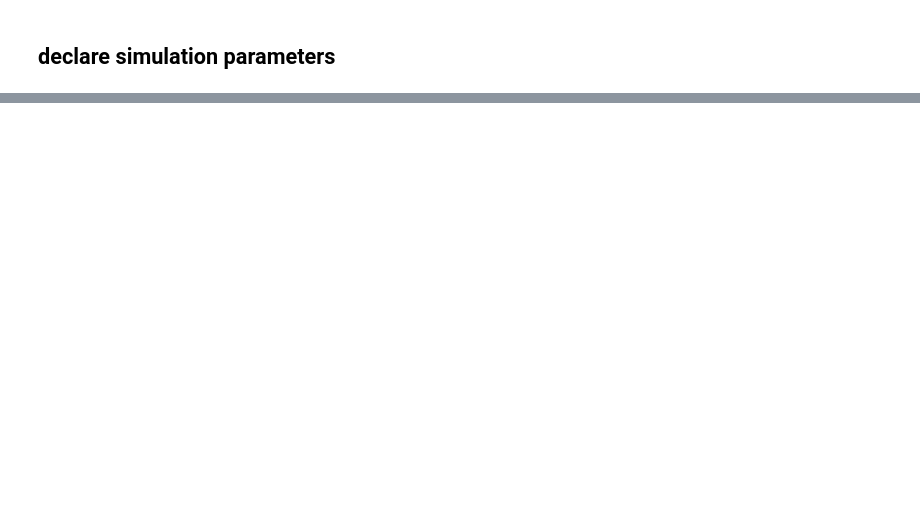
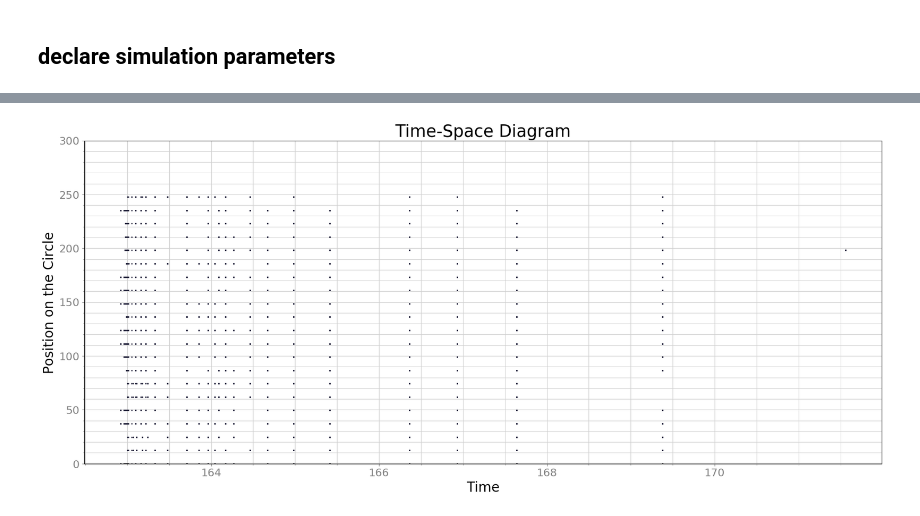
Before and after one commit to rahulbhadani/sparkle_python, a Jupyter notebook: CATVehicle_Circular_Trajectory_Velocity_by_injection.ipynb, the cells around one changed output, grey strips where cells are left out. Drawn from its saved outputs; the diff is of its cells as text; code cells hidden in the pictures; blank space fills up the shorter version.

```diff
--- a/CATVehicle_Circular_Trajectory_Velocity_by_injection.ipynb
+++ b/CATVehicle_Circular_Trajectory_Velocity_by_injection.ipynb
@@ -203,0 +247,15 @@ b.plot_vel()
+# %%
+C_init_straight = []
+for i in range(0, 21):
+    theta = math.atan2(C.Y[i], C.X[i])
+
+    straight_len = C.R*(theta)
+
+    if theta < 0.0:
+        theta2 = theta + np.pi
+        straight_len = C.R*(theta2)
+        straight_len = straight_len + np.pi*C.R
+    print(straight_len)
+
+
+    C_init_straight.append(straight_len)
@@ -203,0 +315,19 @@ b.plot_vel()
+# %%
+fig, ax = bagpy.create_fig(1)
+fig.set_figwidth(18)
+fig.set_figheight(8)
+for i, df in enumerate(df_odom):
+    df = df.iloc[:-300]
+    ax[0].plot(df['Time'], df['distance'], linewidth = 0, marker = '.', label = C.name[i],markersize = 2,
+              color = '#22223b')
+    #ax[0].scatter(x = 'Time', y = 'distance', data = df, s= 1, label = C.name[i])
+
+
+#ax[0].legend(fontsize = 20, ncol = 6, markerscale = 4)
+ax[0].set_ylim(0, 300)
+ax[0].set_xlabel('Time')
+ax[0].set_ylabel('Position on the Circle')
+ax[0].set_title('Time-Space Diagram')
+fig.show()
+# %% [output]
+[figure, added]
```
Also changed, not shown: parts of 14 cells of this notebook, 5 other files.
